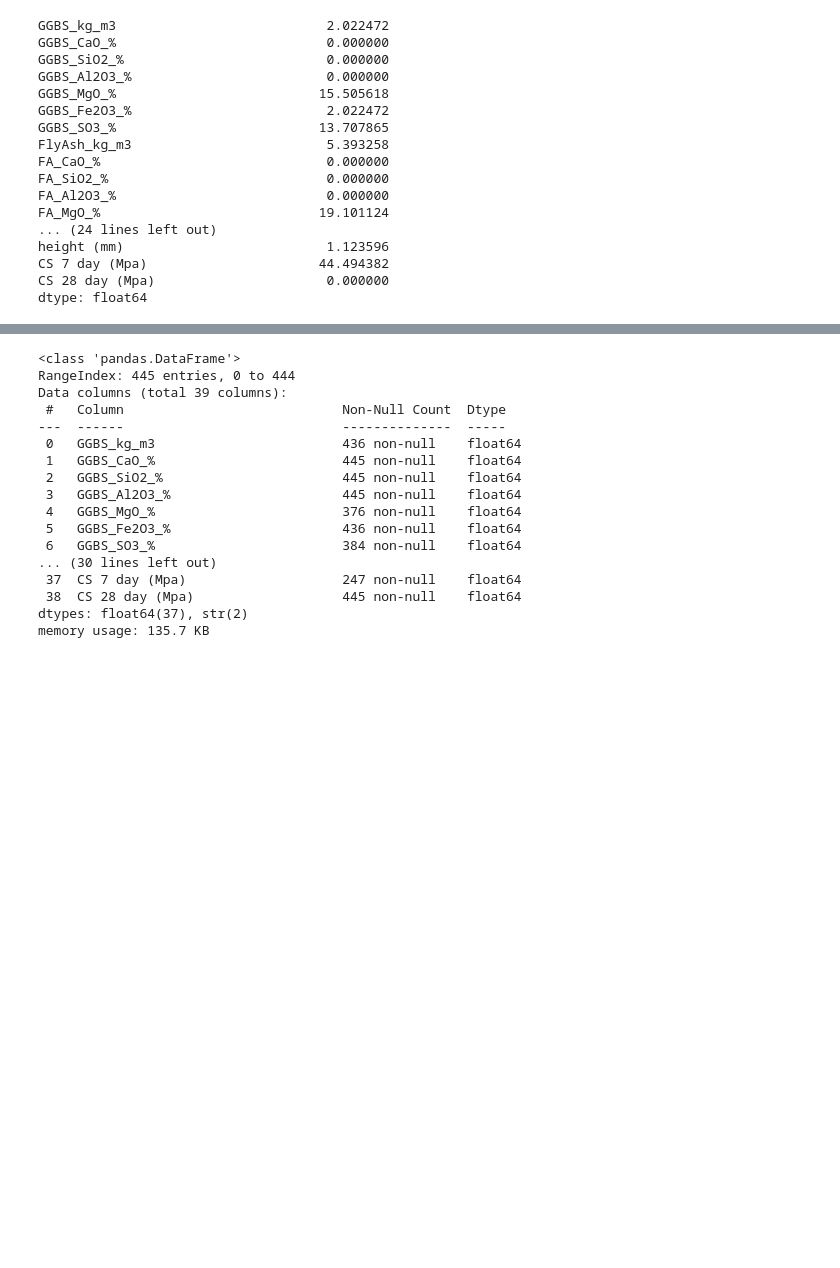
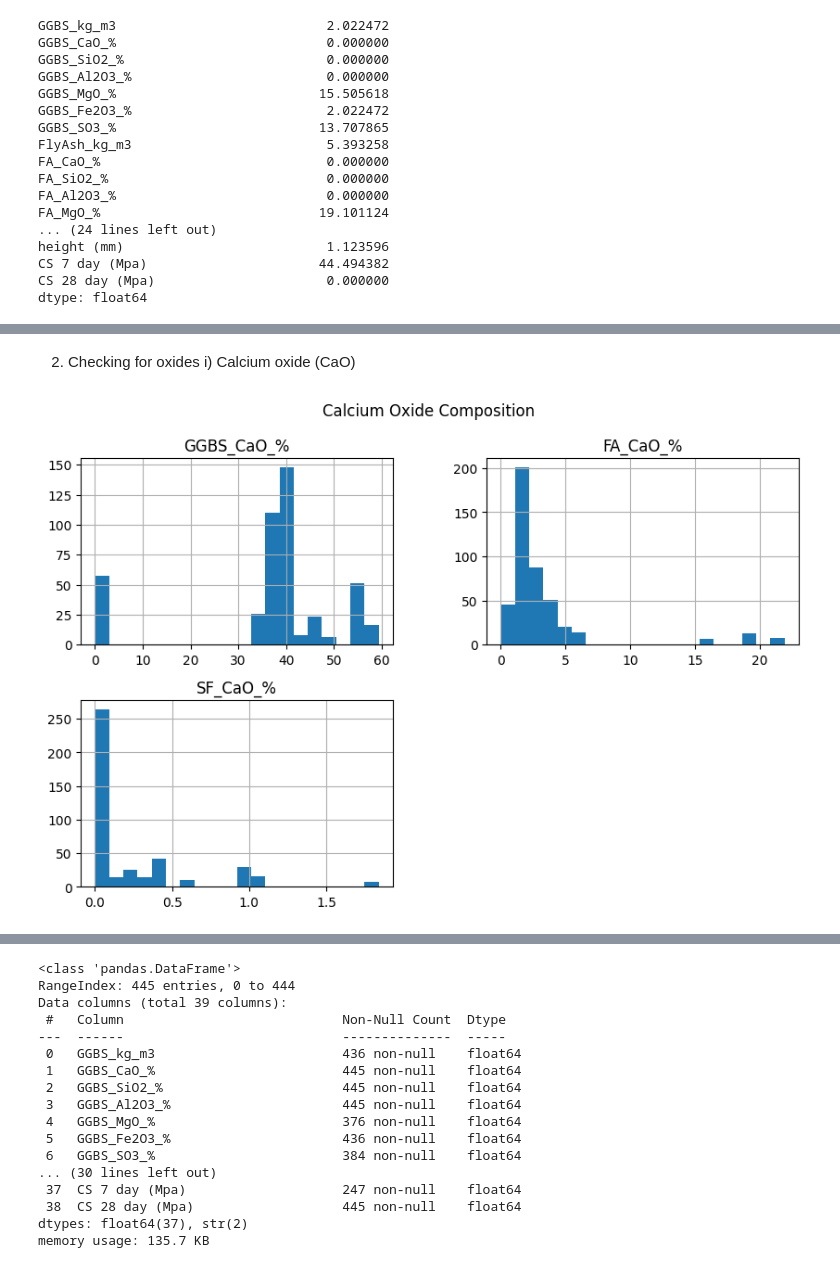
Before and after one commit to Prayash1432/Capstone-Final, a Jupyter notebook: Code.ipynb, the cells around one changed output, grey strips where cells are left out. Drawn from its saved outputs; the diff is of its cells as text; code cells hidden in the pictures; blank space fills up the shorter version.

```diff
--- a/Code.ipynb
+++ b/Code.ipynb
@@ -206,0 +170,13 @@ dataset.sample(5)
+# %% [markdown]
+2) Checking for oxides
+i) Calcium oxide (CaO)
+# %%
+features=['GGBS_CaO_%',
+          'FA_CaO_%',
+          'SF_CaO_%']
+
+dataset[features].hist(bins=20, figsize=(10,6))
+plt.suptitle("Calcium Oxide Composition")
+plt.show()
+# %% [output]
+[figure, added]
```
Also changed, not shown: parts of 137 cells of this notebook.
